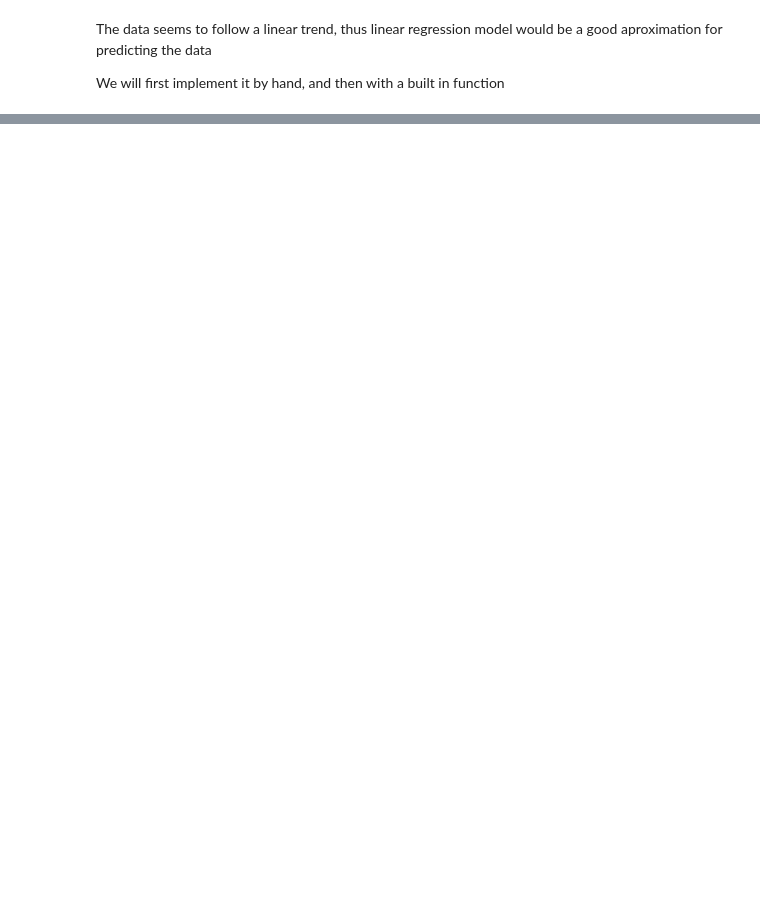
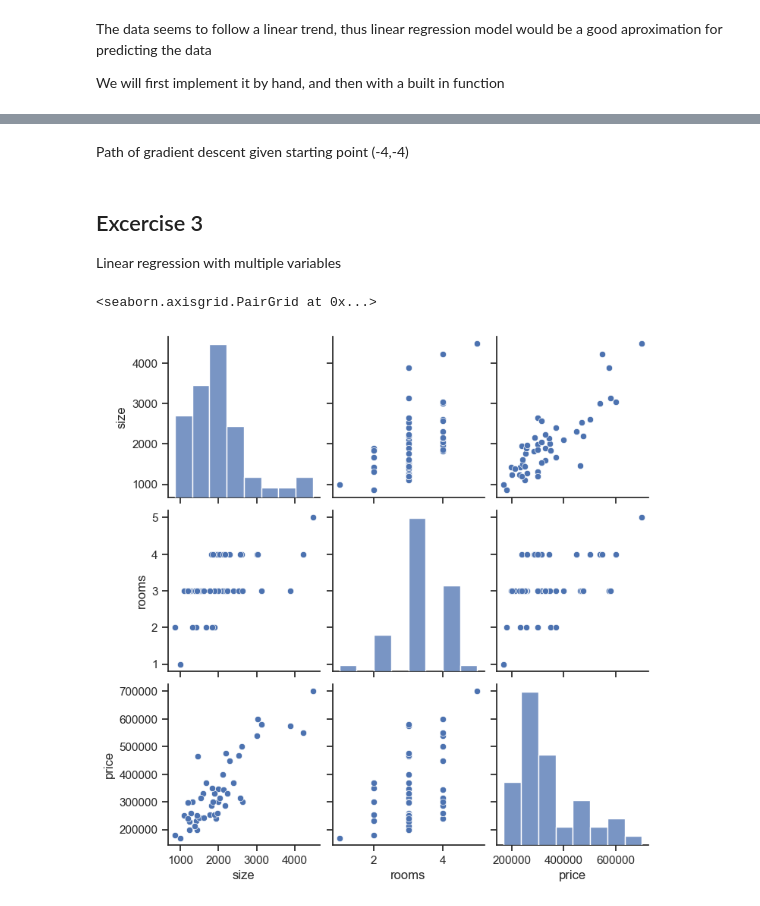
Before and after one commit to LiudasVasaris/Machine_learning_excercises, a Jupyter notebook: ML excercises.ipynb, the cells around one changed output, grey strips where cells are left out. Saved outputs shown, nothing was run; the diff lists cells and outputs as text; code cells hidden in the pictures; blank space fills up the shorter version.

Commit message:
First excercise done

```diff
--- a/ML excercises.ipynb
+++ b/ML excercises.ipynb
@@ -72,0 +132,13 @@ fig.add_trace(go.Scatter(x=x, y=prediction,
+# %% [markdown]
+Path of gradient descent given starting point (-4,-4)
+# %% [markdown]
+## Excercise 3
+
+Linear regression with multiple variables
+# %%
+df = pd.read_csv("ex1data2.csv", names = ['size','rooms', 'price'])
+# %%
+sns.pairplot(df)
+# %% [output]
+<seaborn.axisgrid.PairGrid at 0x...>
+[figure, added]
```
Also changed, not shown: parts of 21 cells of this notebook.
